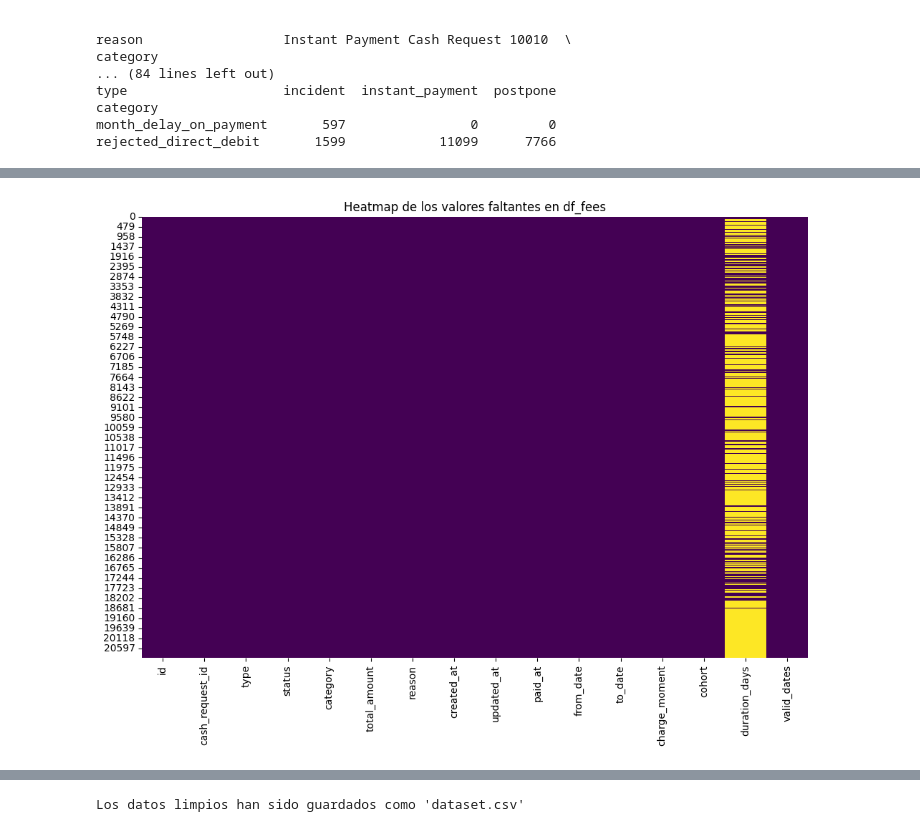
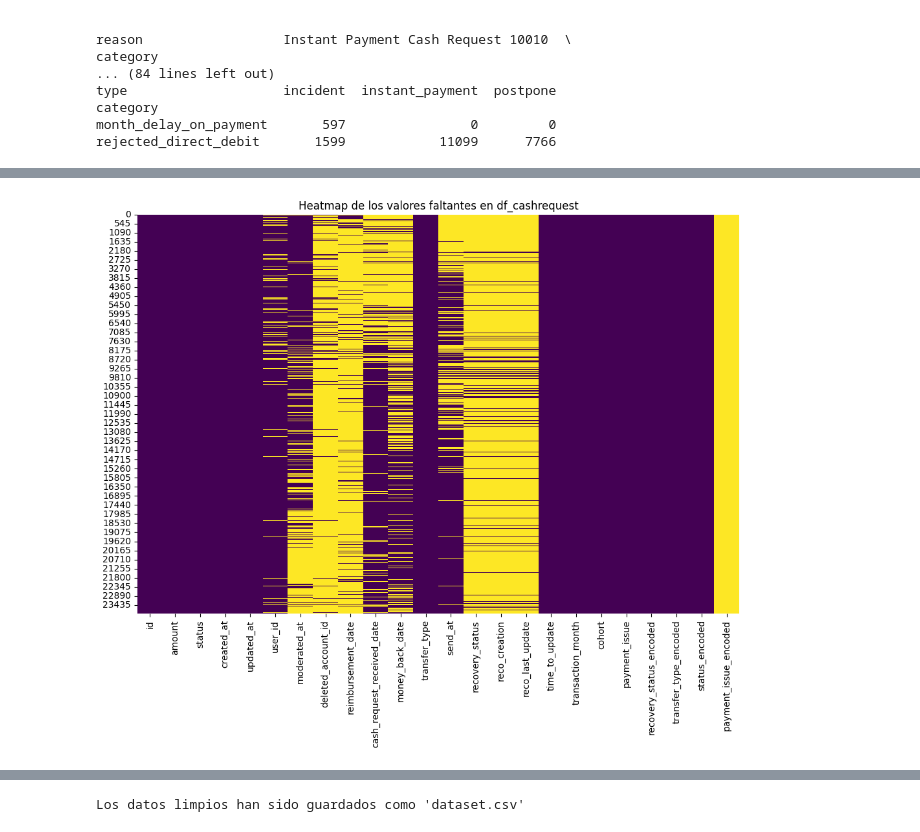
Before and after one commit to Julix4/UOC_proj2_cohortes, a Jupyter notebook: analisis/02-analisis-calidad-datos-cashrequest.ipynb, the cells around one changed output, grey strips where cells are left out. Drawn from its saved outputs; the diff is of its cells as text; code cells hidden in the pictures.

```diff
--- a/analisis/02-analisis-calidad-datos-cashrequest.ipynb
+++ b/analisis/02-analisis-calidad-datos-cashrequest.ipynb
@@ -150,21 +144,0 @@ array(['regular', 'instant'], dtype=object)
-# %%
-# Convertir `recovery_status` en variable numérica (Label Encoding)
-recovery_status_mapping = {
-    'completed': 0,
-    'pending': 1,
-    'pending_direct_debit': 2,
-    'cancelled': 3,
-    np.nan: 4  # Tratar Nan como categoria aparte
-}
-
-# Aplicar el mapping a la columna
-df_cashrequest['recovery_status_encoded'] = df_cashrequest['recovery_status'].map(recovery_status_mapping)
-
-# Convertir `transfer_type` en variable numérica (Label Encoding)
-transfer_type_mapping = {
-    'regular': 0,
-    'instant': 1
-}
-
-# Aplicar el mapping a la columna
-df_cashrequest['transfer_type_encoded'] = df_cashrequest['transfer_type'].map(transfer_type_mapping)
@@ -209,0 +196,3 @@ ModuleNotFoundError: No module named 'ace_tools'
+# %%
+# Convertir payment_issue en variable numerica
+df_cashrequest['payment_issue_encoded'] = df['payment_issue'].astype(int)
@@ -432,8 +258,11 @@ Number of rows with invalid date relationships after fixing: 76
+# %%
+# Convert 'cash_request_received_date' to UTC (timezone-aware)
+df_cashrequest['cash_request_received_date'] = df_cashrequest['cash_request_received_date'].dt.tz_localize('UTC')
 # %%
 # Heatmap de valores faltantes
 plt.figure(figsize=(12, 8))
-sns.heatmap(df_fees.isnull(), cbar=False, cmap="viridis")
-plt.title("Heatmap de los valores faltantes en df_fees")
+sns.heatmap(df_cashrequest.isnull(), cbar=False, cmap="viridis")
+plt.title("Heatmap de los valores faltantes en df_cashrequest")
 plt.show()
 # %% [output]
-[figure, old version]
+[figure, new version]
```
Also changed, not shown: parts of 31 cells of this notebook, 6 other files.
